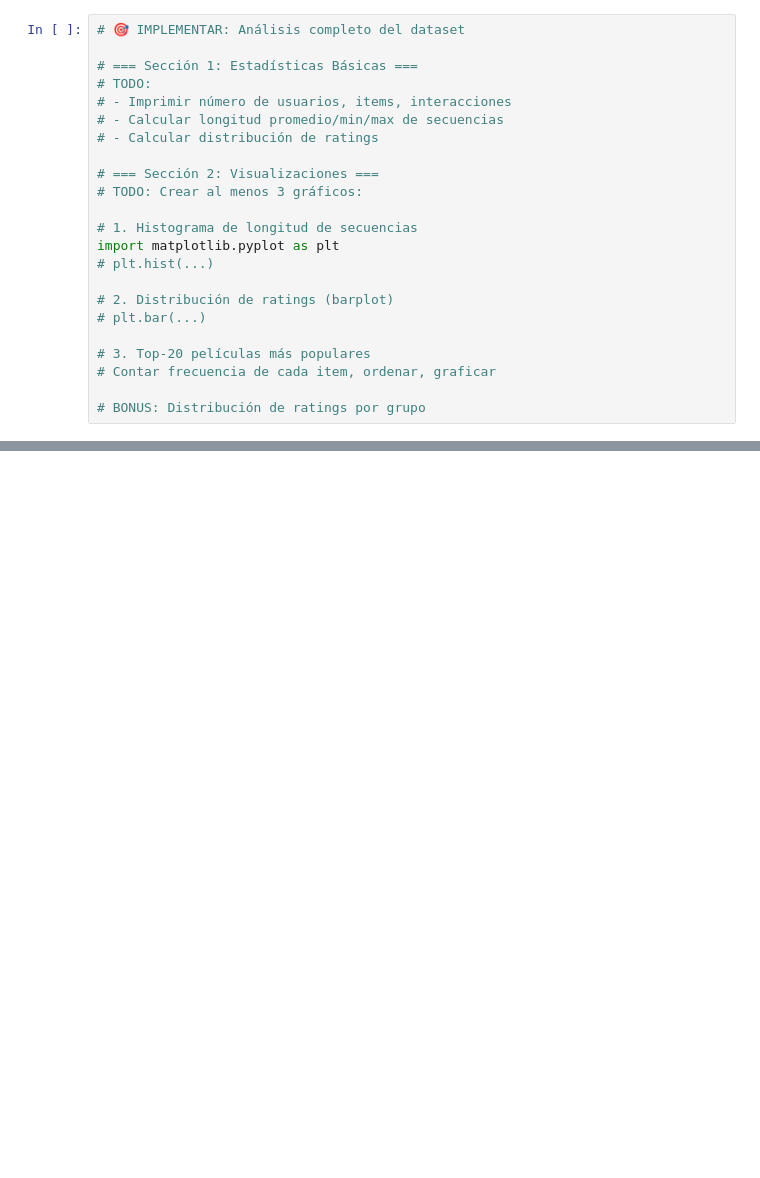
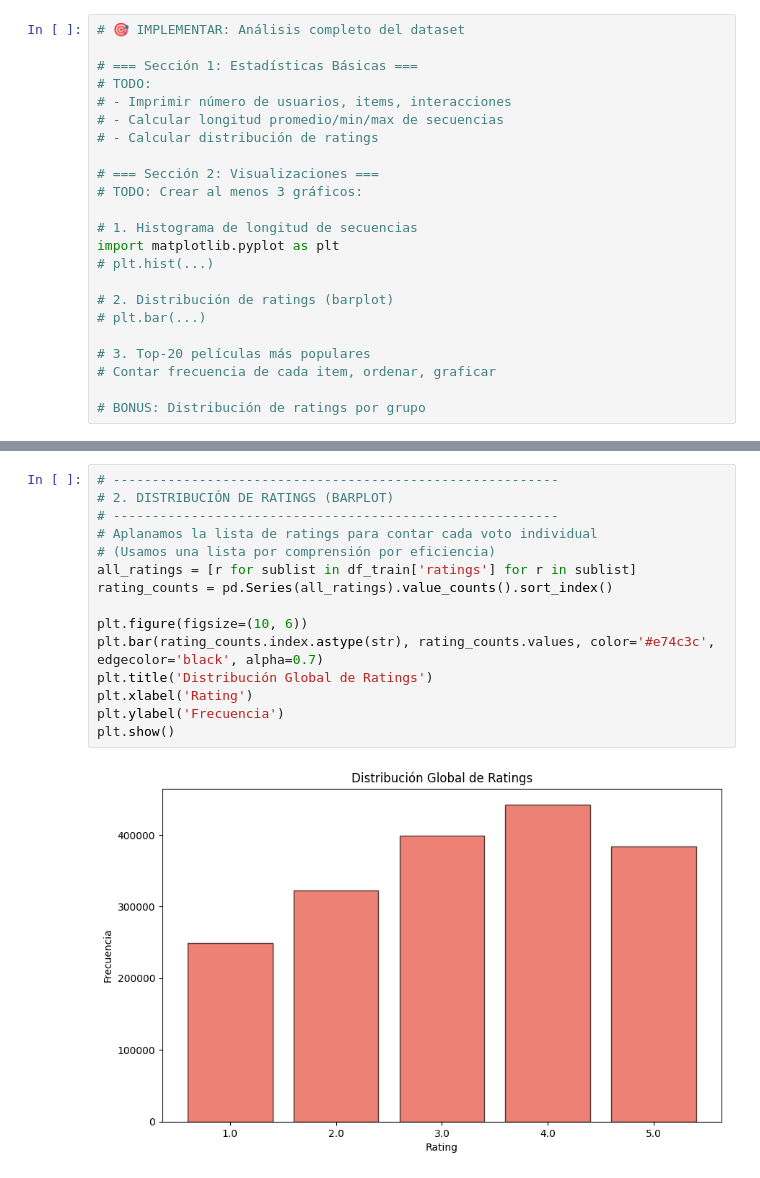
Before and after one commit to JuanMendez11/mendez_juan_tp_dt, a Jupyter notebook: notebooks/01_exploracion_dataset.ipynb, the cells around one changed output, grey strips where cells are left out. Drawn from its saved outputs; the diff is of its cells as text; blank space fills up the shorter version.

```diff
--- a/notebooks/01_exploracion_dataset.ipynb
+++ b/notebooks/01_exploracion_dataset.ipynb
@@ -50,0 +139,17 @@ Número de items: 3
+# %%
+# ---------------------------------------------------------
+# 2. DISTRIBUCIÓN DE RATINGS (BARPLOT)
+# ---------------------------------------------------------
+# Aplanamos la lista de ratings para contar cada voto individual
+# (Usamos una lista por comprensión por eficiencia)
+all_ratings = [r for sublist in df_train['ratings'] for r in sublist]
+rating_counts = pd.Series(all_ratings).value_counts().sort_index()
+
+plt.figure(figsize=(10, 6))
+plt.bar(rating_counts.index.astype(str), rating_counts.values, color='#e74c3c', edgecolor='black', alpha=0.7)
+plt.title('Distribución Global de Ratings')
+plt.xlabel('Rating')
+plt.ylabel('Frecuencia')
+plt.show()
+# %% [output]
+[figure, added]
```
Also changed, not shown: parts of 17 cells of this notebook, 1 other file.
